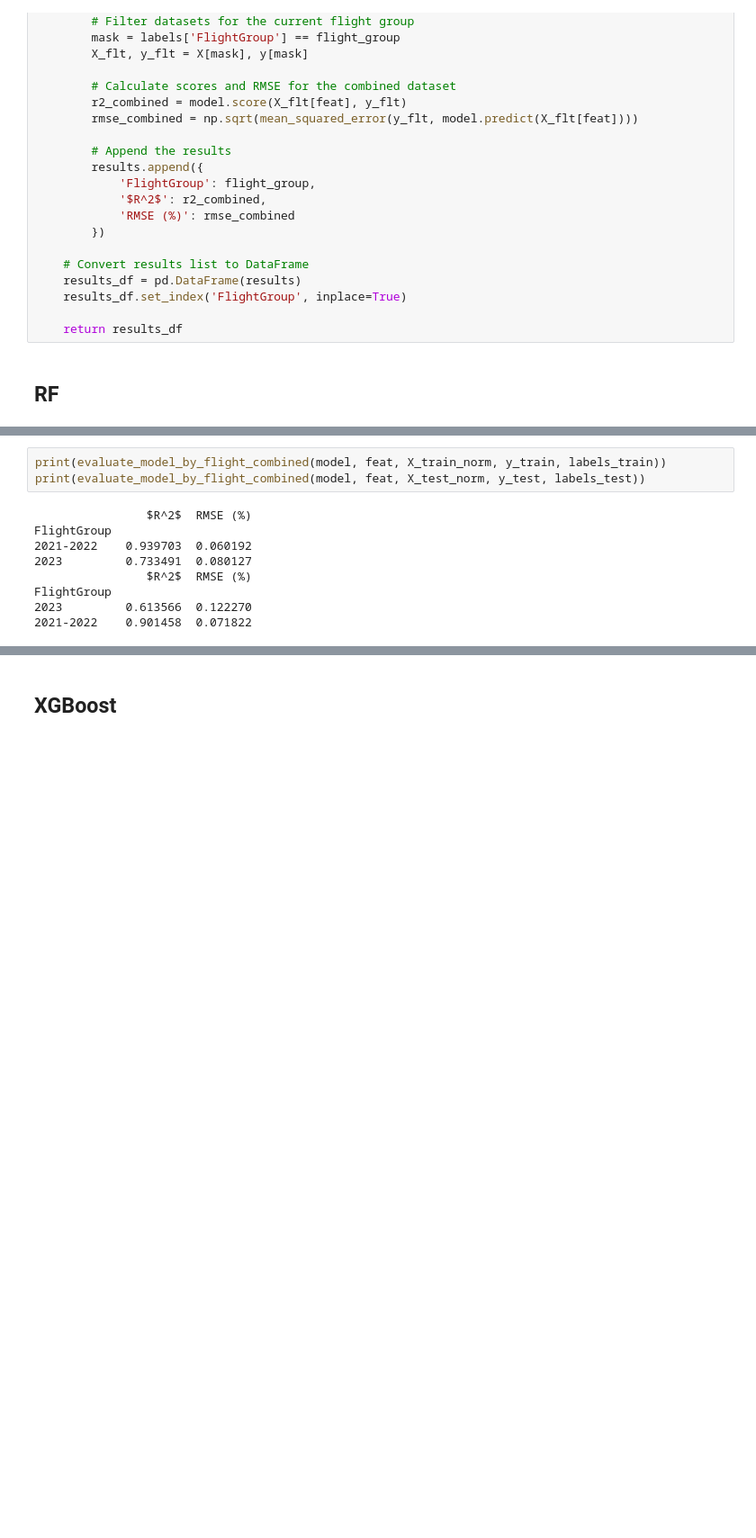
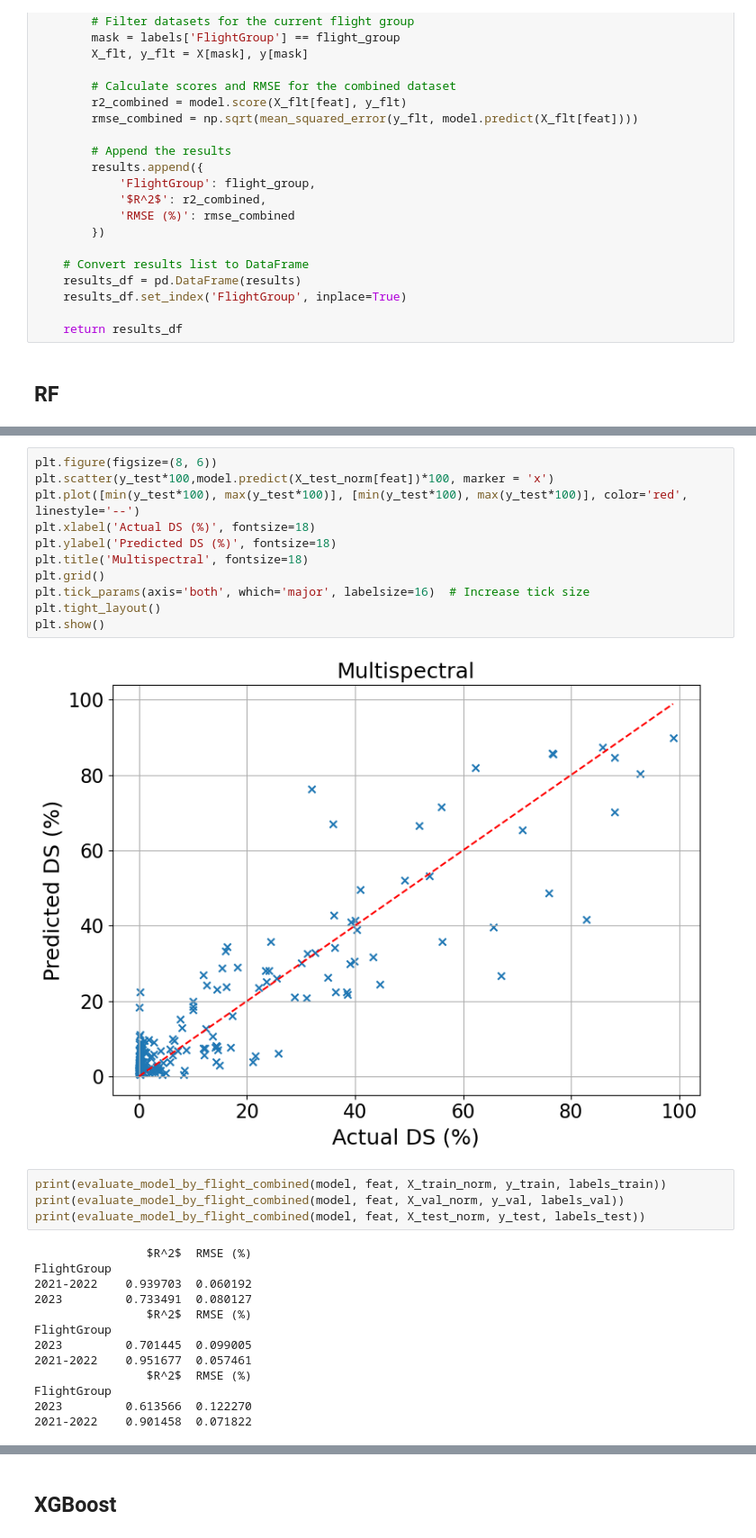
Before and after one commit to saif8091/cls_multispec_uas, a Jupyter notebook: results.ipynb, the cells around one changed output, grey strips where cells are left out. Shown: that part at 90% size. Cells and saved outputs as stored; diff of their text form; blank space fills up the shorter version.

```diff
--- a/results.ipynb
+++ b/results.ipynb
@@ -178,5 +242,19 @@ Test score:  0.8212898350870208  RMSE: 0.09307135641089022
+# %%
+plt.figure(figsize=(8, 6))
+plt.scatter(y_test*100,model.predict(X_test_norm[feat])*100, marker = 'x')
+plt.plot([min(y_test*100), max(y_test*100)], [min(y_test*100), max(y_test*100)], color='red', linestyle='--')
+plt.xlabel('Actual DS (%)', fontsize=18)
+plt.ylabel('Predicted DS (%)', fontsize=18)
+plt.title('Multispectral', fontsize=18)
+plt.grid()
+plt.tick_params(axis='both', which='major', labelsize=16)  # Increase tick size
+plt.tight_layout()
+plt.show()
+# %% [output]
+[figure, added]
 # %%
 print(evaluate_model_by_flight_combined(model, feat, X_train_norm, y_train, labels_train))
+print(evaluate_model_by_flight_combined(model, feat, X_val_norm, y_val, labels_val))
 print(evaluate_model_by_flight_combined(model, feat, X_test_norm, y_test, labels_test))
 # %% [output]
                 $R^2$  RMSE (%)
@@ -185,5 +263,9 @@ FlightGroup
 2023         0.733491  0.080127
                 $R^2$  RMSE (%)
 FlightGroup
+2023         0.701445  0.099005
+2021-2022    0.951677  0.057461
+                $R^2$  RMSE (%)
+FlightGroup
 2023         0.613566  0.122270
 2021-2022    0.901458  0.071822
```
Also changed, not shown: parts of 16 cells of this notebook, 16 other files.
